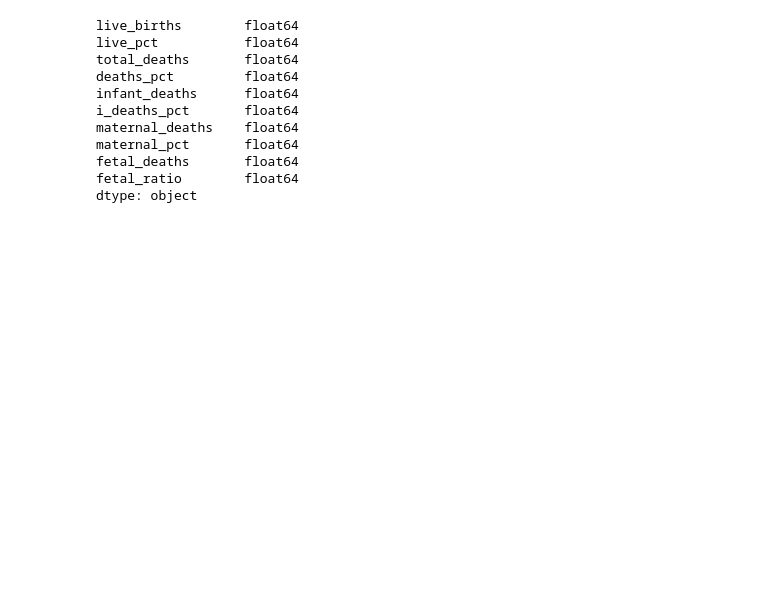
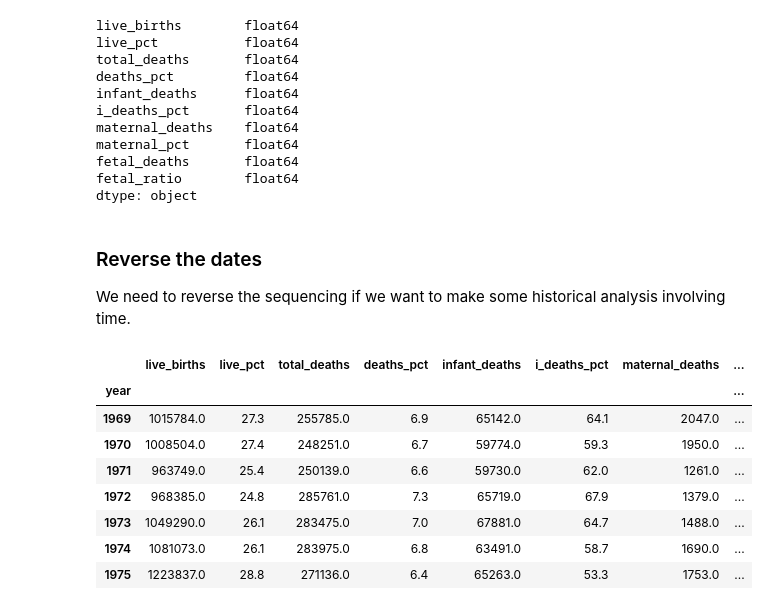
Before and after one commit to pmagtulis/practice-notebooks, a Jupyter notebook: camelot/health-data-pdf.ipynb, the cells around one changed output. Drawn from its saved outputs; the diff is of its cells as text; code cells hidden in the pictures; blank space fills up the shorter version.

```diff
--- a/camelot/health-data-pdf.ipynb
+++ b/camelot/health-data-pdf.ipynb
@@ -279,3 +269,7 @@ maternal_pct       float64
 fetal_deaths       float64
 fetal_ratio        float64
 dtype: object
+# %% [markdown]
+### Reverse the dates
+
+We need to reverse the sequencing if we want to make some historical analysis involving time.
@@ -281,0 +278,12 @@ dtype: object
+# %%
+df_mort.head(7)
+# %% [output]
+|  | live_births | live_pct | total_deaths | deaths_pct | infant_deaths | i_deaths_pct | maternal_deaths | ... |
+| year |  |  |  |  |  |  |  | ... |
+| 1969 | 1015784.0 | 27.3 | 255785.0 | 6.9 | 65142.0 | 64.1 | 2047.0 | ... |
+| 1970 | 1008504.0 | 27.4 | 248251.0 | 6.7 | 59774.0 | 59.3 | 1950.0 | ... |
+| 1971 | 963749.0 | 25.4 | 250139.0 | 6.6 | 59730.0 | 62.0 | 1261.0 | ... |
+| 1972 | 968385.0 | 24.8 | 285761.0 | 7.3 | 65719.0 | 67.9 | 1379.0 | ... |
+| 1973 | 1049290.0 | 26.1 | 283475.0 | 7.0 | 67881.0 | 64.7 | 1488.0 | ... |
+| 1974 | 1081073.0 | 26.1 | 283975.0 | 6.8 | 63491.0 | 58.7 | 1690.0 | ... |
+| 1975 | 1223837.0 | 28.8 | 271136.0 | 6.4 | 65263.0 | 53.3 | 1753.0 | ... |
```
Also changed, not shown: parts of 7 cells of this notebook.
